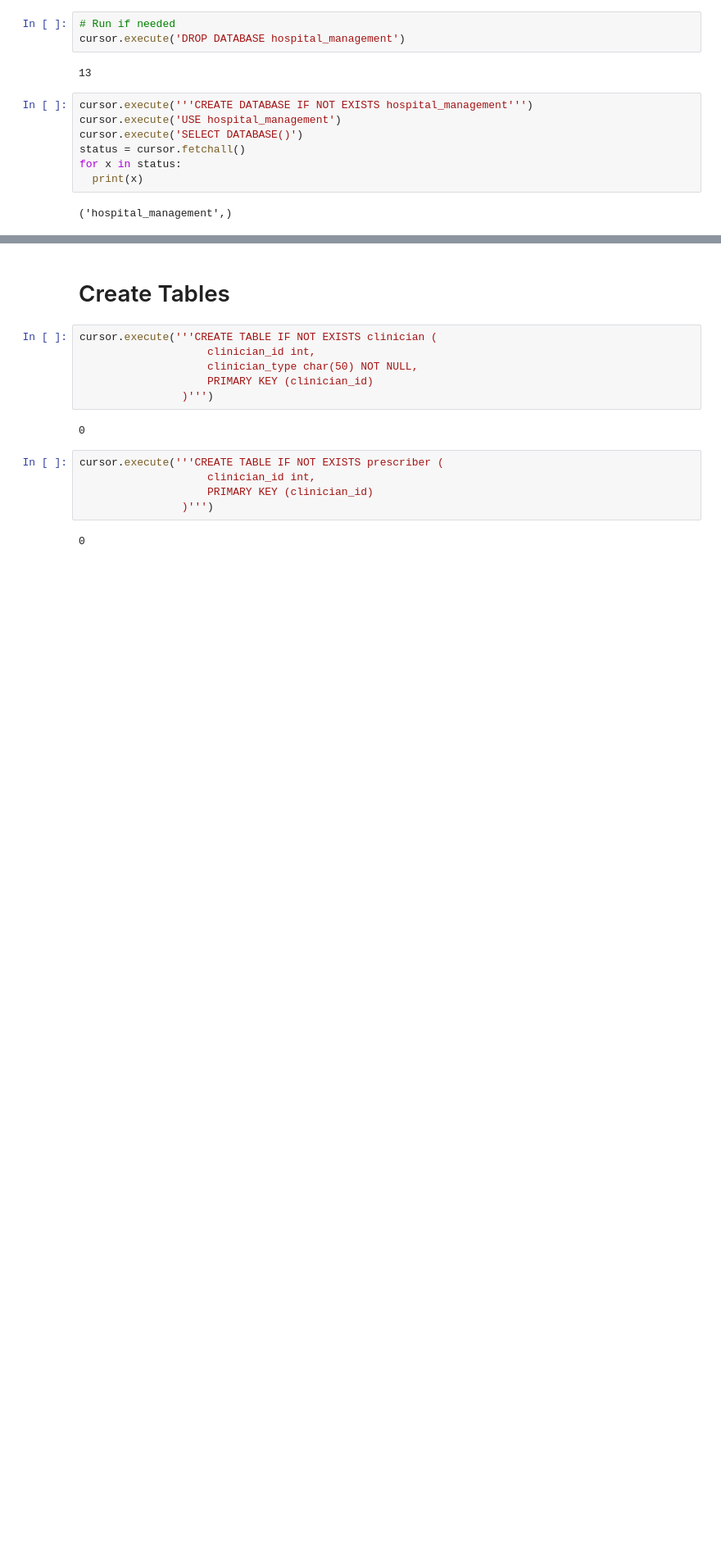
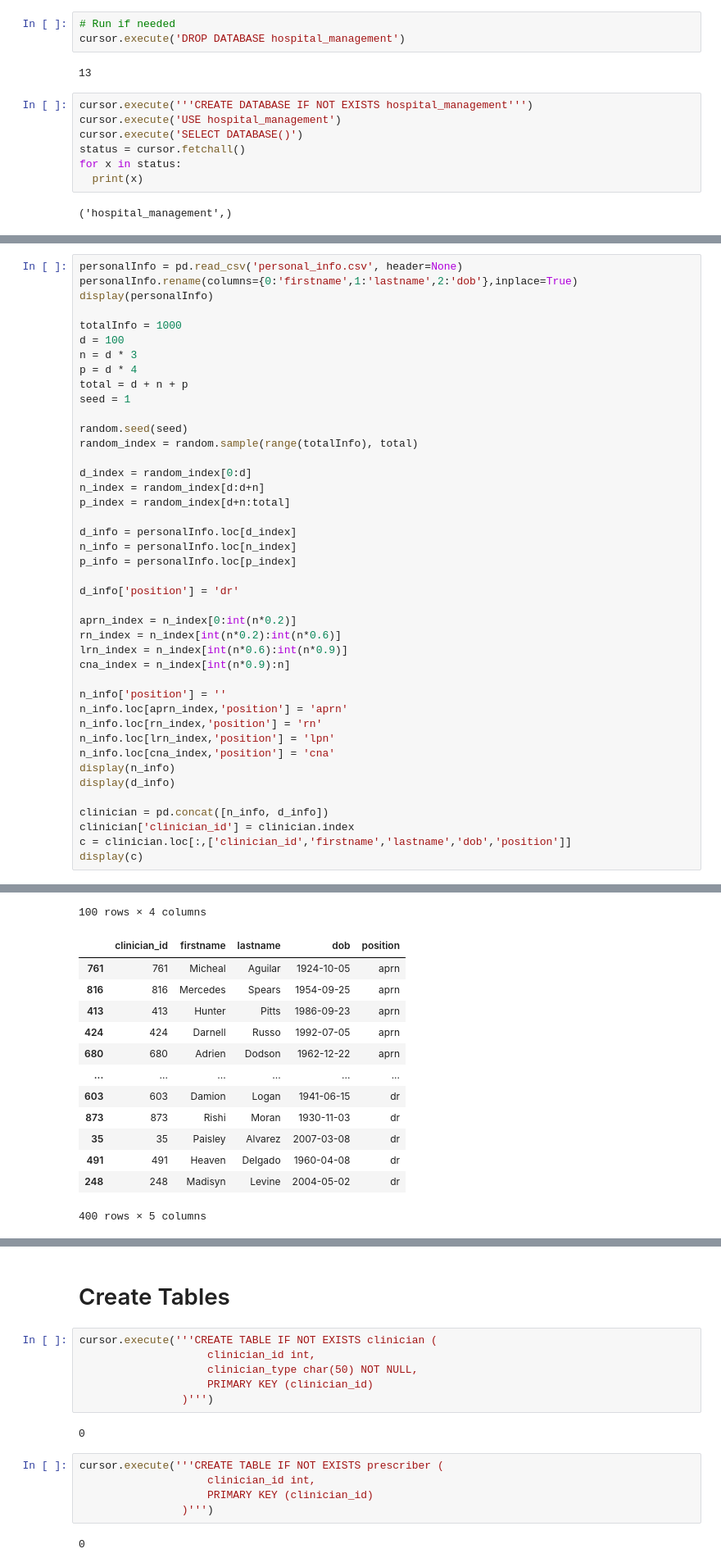
Before and after one commit to seyunkim0114/hospital_management, a Jupyter notebook: data_population2.ipynb, the cells around one changed output, grey strips where cells are left out. Shown: that part at 82% size. Cells and saved outputs as stored; diff of their text form; blank space fills up the shorter version.

```diff
--- a/data_population2.ipynb
+++ b/data_population2.ipynb
@@ -39,0 +69,43 @@ for x in status:
+# %%
+personalInfo = pd.read_csv('personal_info.csv', header=None)
+personalInfo.rename(columns={0:'firstname',1:'lastname',2:'dob'},inplace=True)
+display(personalInfo)
+
+totalInfo = 1000
+d = 100
+n = d * 3
+p = d * 4
+total = d + n + p
+seed = 1
+
+random.seed(seed)
+random_index = random.sample(range(totalInfo), total)
+
+d_index = random_index[0:d]
+n_index = random_index[d:d+n]
+p_index = random_index[d+n:total]
+
+d_info = personalInfo.loc[d_index]
+n_info = personalInfo.loc[n_index]
+p_info = personalInfo.loc[p_index]
+
+d_info['position'] = 'dr'
+
+aprn_index = n_index[0:int(n*0.2)]
+rn_index = n_index[int(n*0.2):int(n*0.6)]
+lrn_index = n_index[int(n*0.6):int(n*0.9)]
+cna_index = n_index[int(n*0.9):n]
+
+n_info['position'] = ''
+n_info.loc[aprn_index,'position'] = 'aprn'
+n_info.loc[rn_index,'position'] = 'rn'
+n_info.loc[lrn_index,'position'] = 'lpn'
+n_info.loc[cna_index,'position'] = 'cna'
+display(n_info)
+display(d_info)
+
+clinician = pd.concat([n_info, d_info])
+clinician['clinician_id'] = clinician.index
+c = clinician.loc[:,['clinician_id','firstname','lastname','dob','position']]
+display(c)
+# %% [output]
@@ -39,0 +150,14 @@ for x in status:
+100 rows × 4 columns
+|  | clinician_id | firstname | lastname | dob | position |
+| 761 | 761 | Micheal | Aguilar | 1924-10-05 | aprn |
+| 816 | 816 | Mercedes | Spears | 1954-09-25 | aprn |
+| 413 | 413 | Hunter | Pitts | 1986-09-23 | aprn |
+| 424 | 424 | Darnell | Russo | 1992-07-05 | aprn |
+| 680 | 680 | Adrien | Dodson | 1962-12-22 | aprn |
+| ... | ... | ... | ... | ... | ... |
+| 603 | 603 | Damion | Logan | 1941-06-15 | dr |
+| 873 | 873 | Rishi | Moran | 1930-11-03 | dr |
+| 35 | 35 | Paisley | Alvarez | 2007-03-08 | dr |
+| 491 | 491 | Heaven | Delgado | 1960-04-08 | dr |
+| 248 | 248 | Madisyn | Levine | 2004-05-02 | dr |
+400 rows × 5 columns
```
Also changed, not shown: parts of 17 cells of this notebook.
